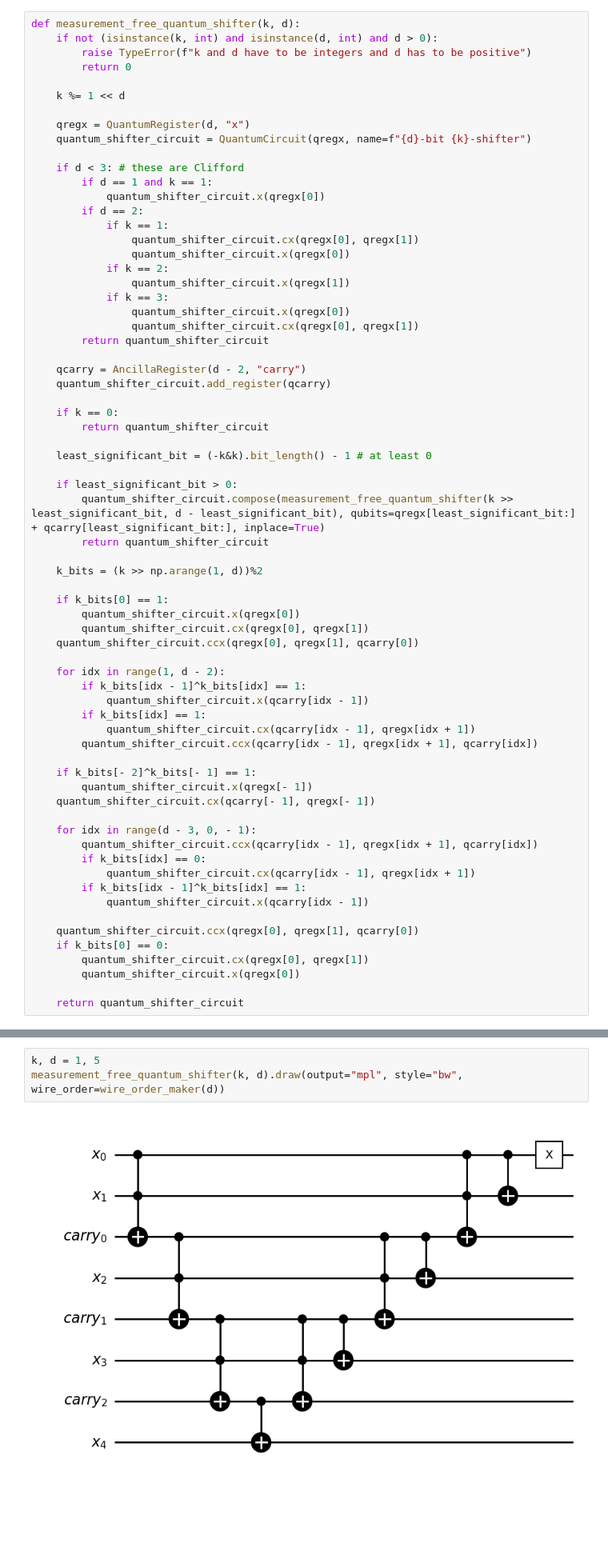
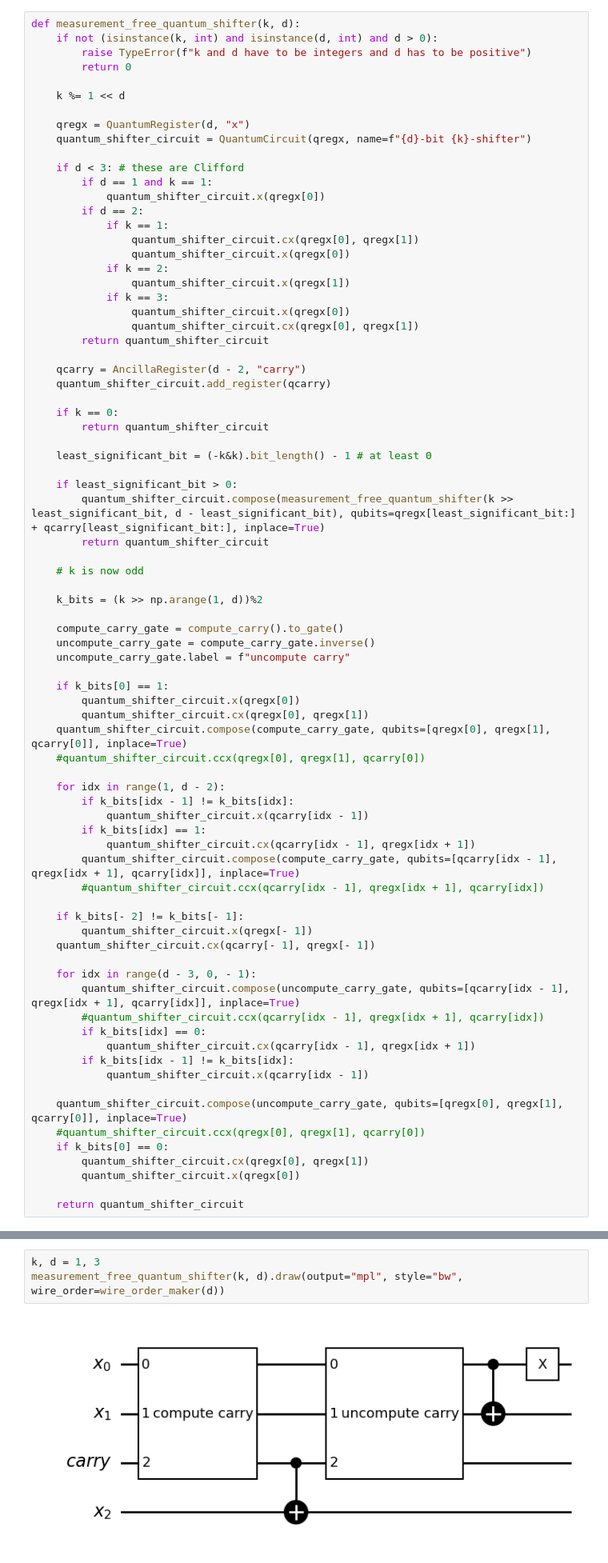
Before and after one commit to akos-nagy/quantum_shifter, a Jupyter notebook: quantum_shifter.ipynb, the cells around one changed output, grey strips where cells are left out. Shown: that part at 80% size. Drawn from its saved outputs; the diff is of its cells as text; blank space fills up the shorter version.

```diff
--- a/quantum_shifter.ipynb
+++ b/quantum_shifter.ipynb
@@ -57,32 +89,42 @@ def measurement_free_quantum_shifter(k, d):
         quantum_shifter_circuit.compose(measurement_free_quantum_shifter(k >> least_significant_bit, d - least_significant_bit), qubits=qregx[least_significant_bit:] + qcarry[least_significant_bit:], inplace=True)
         return quantum_shifter_circuit
 
+    # k is now odd
+
     k_bits = (k >> np.arange(1, d))%2
+
+    compute_carry_gate = compute_carry().to_gate()
+    uncompute_carry_gate = compute_carry_gate.inverse()
+    uncompute_carry_gate.label = f"uncompute carry"
 
     if k_bits[0] == 1:
         quantum_shifter_circuit.x(qregx[0])
         quantum_shifter_circuit.cx(qregx[0], qregx[1])
-    quantum_shifter_circuit.ccx(qregx[0], qregx[1], qcarry[0])
+    quantum_shifter_circuit.compose(compute_carry_gate, qubits=[qregx[0], qregx[1], qcarry[0]], inplace=True)
+    #quantum_shifter_circuit.ccx(qregx[0], qregx[1], qcarry[0])
 
     for idx in range(1, d - 2):
-        if k_bits[idx - 1]^k_bits[idx] == 1:
+        if k_bits[idx - 1] != k_bits[idx]:
             quantum_shifter_circuit.x(qcarry[idx - 1])
         if k_bits[idx] == 1:
             quantum_shifter_circuit.cx(qcarry[idx - 1], qregx[idx + 1])
-        quantum_shifter_circuit.ccx(qcarry[idx - 1], qregx[idx + 1], qcarry[idx])
+        quantum_shifter_circuit.compose(compute_carry_gate, qubits=[qcarry[idx - 1], qregx[idx + 1], qcarry[idx]], inplace=True)
+        #quantum_shifter_circuit.ccx(qcarry[idx - 1], qregx[idx + 1], qcarry[idx])
 
-    if k_bits[- 2]^k_bits[- 1] == 1:
+    if k_bits[- 2] != k_bits[- 1]:
         quantum_shifter_circuit.x(qregx[- 1])
     quantum_shifter_circuit.cx(qcarry[- 1], qregx[- 1])
 
     for idx in range(d - 3, 0, - 1):
-        quantum_shifter_circuit.ccx(qcarry[idx - 1], qregx[idx + 1], qcarry[idx])
+        quantum_shifter_circuit.compose(uncompute_carry_gate, qubits=[qcarry[idx - 1], qregx[idx + 1], qcarry[idx]], inplace=True)
+        #quantum_shifter_circuit.ccx(qcarry[idx - 1], qregx[idx + 1], qcarry[idx])
         if k_bits[idx] == 0:
             quantum_shifter_circuit.cx(qcarry[idx - 1], qregx[idx + 1])
-        if k_bits[idx - 1]^k_bits[idx] == 1:
+        if k_bits[idx - 1] != k_bits[idx]:
             quantum_shifter_circuit.x(qcarry[idx - 1])
 
-    quantum_shifter_circuit.ccx(qregx[0], qregx[1], qcarry[0])
+    quantum_shifter_circuit.compose(uncompute_carry_gate, qubits=[qregx[0], qregx[1], qcarry[0]], inplace=True)
+    #quantum_shifter_circuit.ccx(qregx[0], qregx[1], qcarry[0])
     if k_bits[0] == 0:
         quantum_shifter_circuit.cx(qregx[0], qregx[1])
         quantum_shifter_circuit.x(qregx[0])
@@ -91,5 +135,5 @@ def measurement_free_quantum_shifter(k, d):
 # %%
-k, d = 1, 5
+k, d = 1, 3
 measurement_free_quantum_shifter(k, d).draw(output="mpl", style="bw", wire_order=wire_order_maker(d))
 # %% [output]
-[figure, old version]
+[figure, new version]
```
Also changed, not shown: parts of 16 cells of this notebook.
